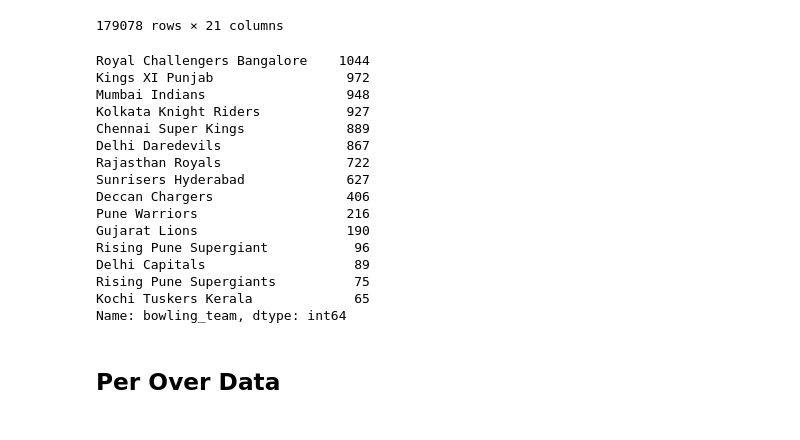
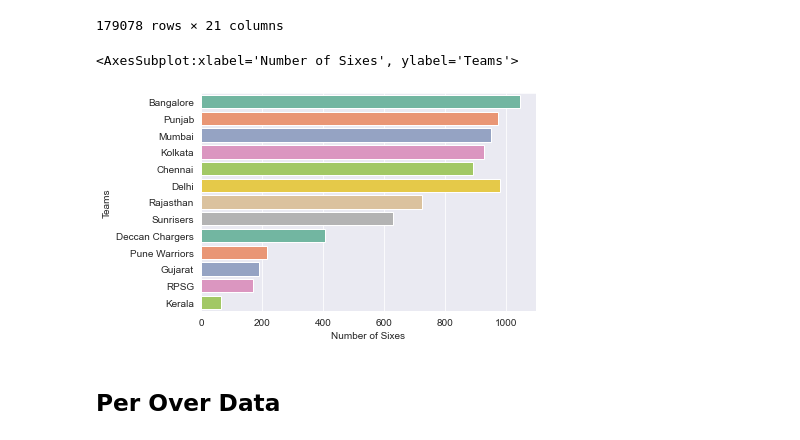
Before and after one commit to Utkarsh736/IPL_Data_Analysis, a Jupyter notebook: IPL_DA.ipynb, the cells around one changed output. Drawn from its saved outputs; the diff is of its cells as text; code cells hidden in the pictures.

```diff
--- a/IPL_DA.ipynb
+++ b/IPL_DA.ipynb
@@ -133,25 +135,17 @@ deliveries_df
 | 179077 | 11415 | 2 | Chennai Super Kings | Mumbai Indians | 20 | 6 | SN Thakur | RA Jadeja | SL Malinga | ... |
 179078 rows × 21 columns
 # %%
-team_six_df = six_main_df['bowling_team'].value_counts()
+team_six = six_main_df['bowling_team'].value_counts()
+team_six_data = [['Bangalore', 1044], ['Punjab', 972], ['Mumbai', 948], ['Kolkata', 927], ['Chennai', 889], ['Delhi', 978], ['Rajasthan', 722], ['Sunrisers', 627], ['Deccan Chargers', 406], ['Pune Warriors', 216], ['Gujarat', 190], ['RPSG', 171], ['Kerala', 65]]
+team_six_df = pd.DataFrame(team_six_data, columns=['Teams', 'Number of Sixes'])
 team_six_df
+
+
+sns.set_style('darkgrid')
+sns.barplot(x='Number of Sixes', y='Teams', data=team_six_df, palette= 'Set2')
 # %% [output]
-Royal Challengers Bangalore    1044
-Kings XI Punjab                 972
-Mumbai Indians                  948
-Kolkata Knight Riders           927
-Chennai Super Kings             889
-Delhi Daredevils                867
-Rajasthan Royals                722
-Sunrisers Hyderabad             627
-Deccan Chargers                 406
-Pune Warriors                   216
-Gujarat Lions                   190
-Rising Pune Supergiant           96
-Delhi Capitals                   89
-Rising Pune Supergiants          75
-Kochi Tuskers Kerala             65
-Name: bowling_team, dtype: int64
+<AxesSubplot:xlabel='Number of Sixes', ylabel='Teams'>
+[figure, added]
 # %% [markdown]
 ## Per Over Data
 # %%
```
Also changed, not shown: parts of 6 cells of this notebook.
